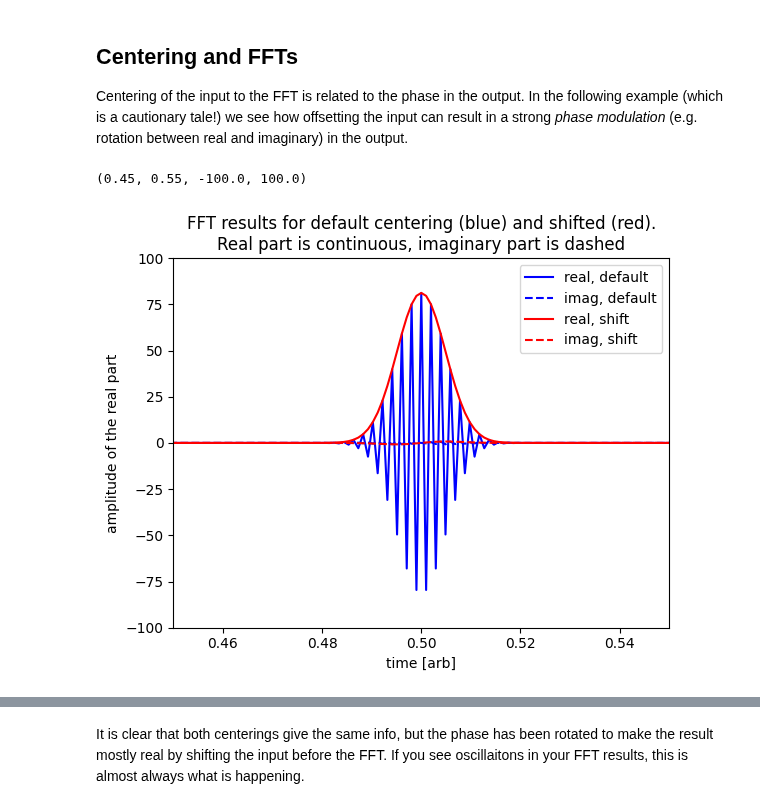
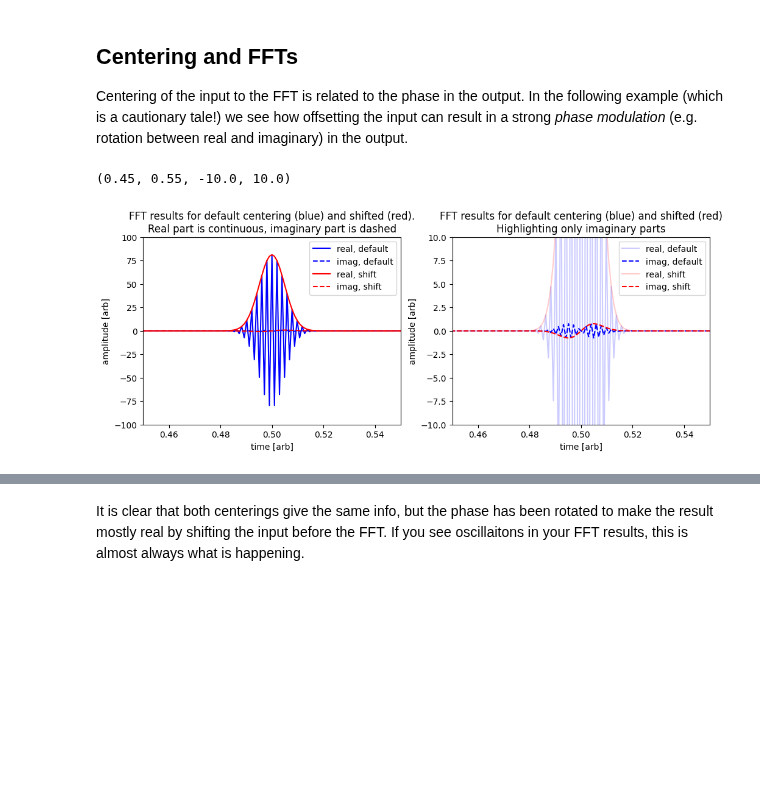
Before and after one commit to jeffmcm1977/CMBAnalysis_SummerSchool, a Jupyter notebook: CMB_School_FFT_intro.ipynb, the cells around one changed output, grey strips where cells are left out. Cells and saved outputs as stored; diff of their text form; code cells hidden in the pictures; blank space fills up the shorter version.

```diff
--- a/CMB_School_FFT_intro.ipynb
+++ b/CMB_School_FFT_intro.ipynb
@@ -299,20 +300,34 @@ As expected, the results are the same whether or not you use the convolution the
 
 Centering of the input to the FFT is related to the phase in the output. In the following example (which is a cautionary tale!) we see how offsetting the input can result in a strong *phase modulation* (e.g. rotation between real and imaginary) in the output.
 # %%
+# Let's plot the FFT of a Gaussian!
 g = np.exp(-5 * ((t-np.mean(t))/.1)**2.)
 
+fig, ax = pl.subplots(1,2,figsize=(12,4))
+
 ## default centering
-pl.plot(t,np.fft.fftshift(np.real(np.fft.fft(g))),"b",label='real, default')
-pl.plot(t,np.fft.fftshift(np.imag(np.fft.fft(g))),"b--", label='imag, default')
+ax[0].plot(t,np.fft.fftshift(np.real(np.fft.fft(g))),"b",label='real, default')
+ax[0].plot(t,np.fft.fftshift(np.imag(np.fft.fft(g))),"b--", label='imag, default')
+ax[1].plot(t,np.fft.fftshift(np.real(np.fft.fft(g))),"b",alpha=0.2,label='real, default')
+ax[1].plot(t,np.fft.fftshift(np.imag(np.fft.fft(g))),"b--",label='imag, default')
 ## with a shift of the input
-pl.plot(t,np.fft.fftshift(np.real(np.fft.fft(np.fft.fftshift(g)))),"r",label='real, shift')
-pl.plot(t,np.fft.fftshift(np.imag(np.fft.fft(np.fft.fftshift(g)))),"r--", label='imag, shift')
+ax[0].plot(t,np.fft.fftshift(np.real(np.fft.fft(np.fft.fftshift(g)))),"r",label='real, shift')
+ax[0].plot(t,np.fft.fftshift(np.imag(np.fft.fft(np.fft.fftshift(g)))),"r--", label='imag, shift')
+ax[1].plot(t,np.fft.fftshift(np.real(np.fft.fft(np.fft.fftshift(g)))),"r",alpha=0.2,label='real, shift')
+ax[1].plot(t,np.fft.fftshift(np.imag(np.fft.fft(np.fft.fftshift(g)))),"r--",label='imag, shift')
 ## labels etc
-pl.xlabel("time [arb]")
-pl.ylabel("amplitude of the real part")
-plt.legend(loc='best')
-pl.title("FFT results for default centering (blue) and shifted (red).\nReal part is continuous, imaginary part is dashed")
-pl.axis([0.45,.55,-100,100])
+ax[0].set_xlabel("time [arb]")
+ax[0].set_ylabel("amplitude [arb]")
+ax[1].set_xlabel("time [arb]")
+ax[1].set_ylabel("amplitude [arb]")
+
+ax[0].legend(loc='best')
+ax[1].legend(loc='best')
+
+ax[0].set_title("FFT results for default centering (blue) and shifted (red).\nReal part is continuous, imaginary part is dashed")
+ax[1].set_title("FFT results for default centering (blue) and shifted (red)\nHighlighting only imaginary parts")
+ax[0].axis([0.45,.55,-100,100])
+ax[1].axis([0.45,.55,-10,10])
 # %% [output]
-(0.45, 0.55, -100.0, 100.0)
+(0.45, 0.55, -10.0, 10.0)
-[figure, old version]
+[figure, new version]
```
Also changed, not shown: parts of 13 cells of this notebook.
